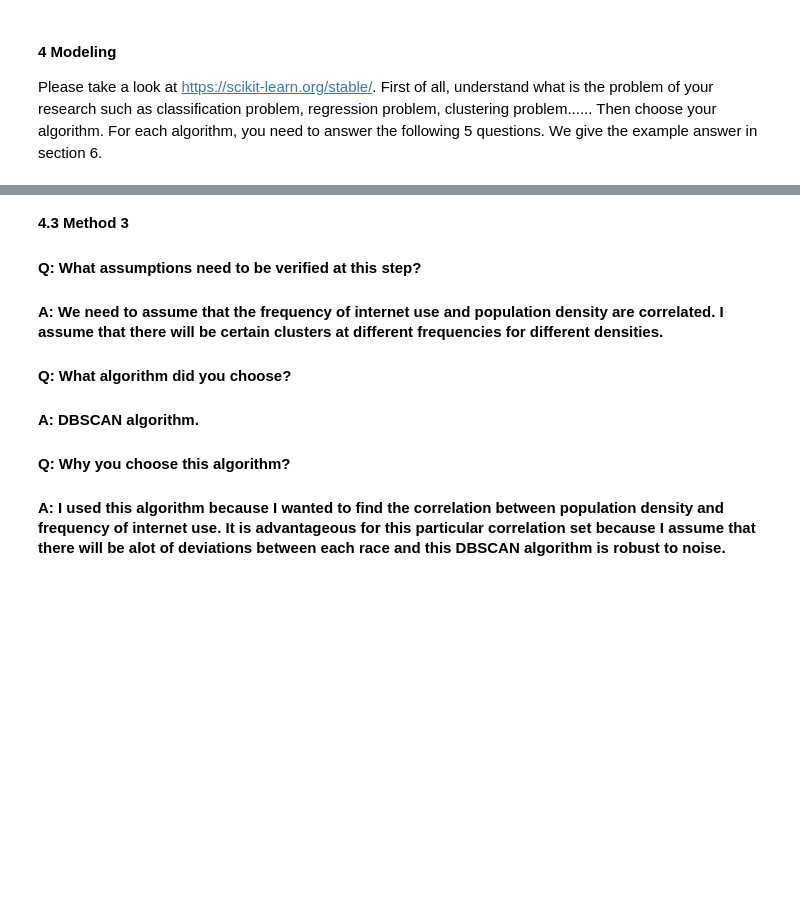
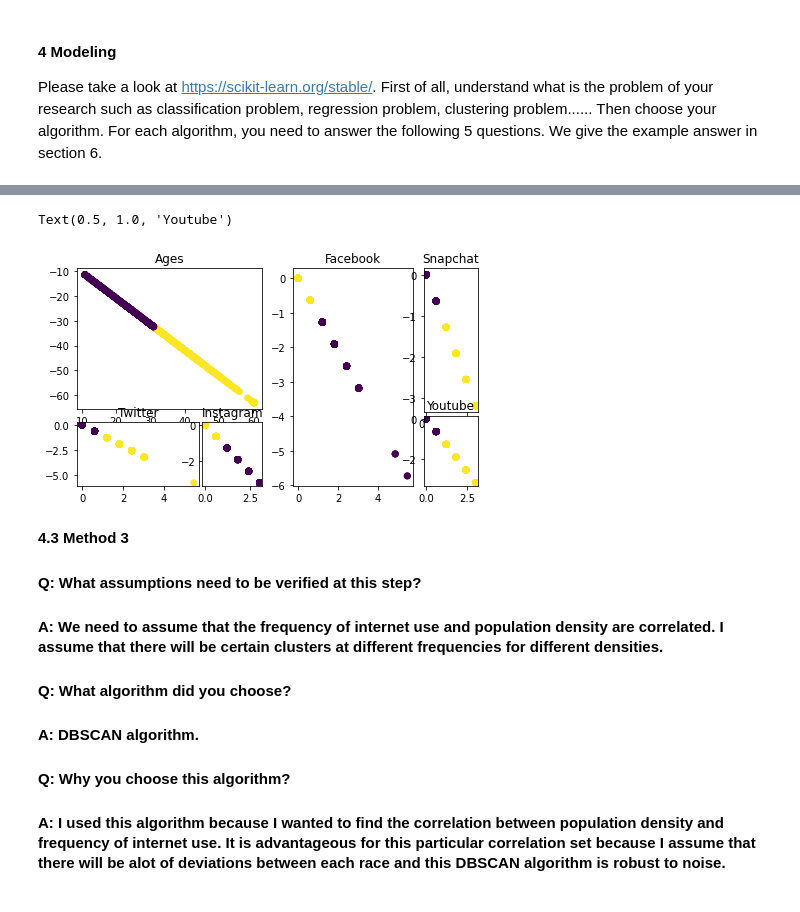
Before and after one commit to truong-ph/CSE487Stocks, a Jupyter notebook: truongph_rchen46.ipynb, the cells around one changed output, grey strips where cells are left out. Saved outputs shown, nothing was run; the diff lists cells and outputs as text; code cells hidden in the pictures; blank space fills up the shorter version.

```diff
--- a/truongph_rchen46.ipynb
+++ b/truongph_rchen46.ipynb
@@ -86,3 +149,83 @@ Please take a look at https://scikit-learn.org/stable/. First of all, understand
+# %%
+# code for modeling
+from sklearn.cluster import KMeans
+
+random_state = 170
+data = df[['age', 'sns2a','sns2b','sns2c','sns2d','sns2e']].fillna(0)
+
+ages = data[['age']].iloc[:, 0].values.reshape(-1, 1)
+
+twitter = data[['sns2a']].iloc[:, 0].values.reshape(-1, 1)
+instagram = data[['sns2b']].iloc[:, 0].values.reshape(-1, 1)
+facebook = data[['sns2c']].iloc[:, 0].values.reshape(-1, 1)
+snapchat = data[['sns2d']].iloc[:, 0].values.reshape(-1, 1)
+youtube = data[['sns2e']].iloc[:, 0].values.reshape(-1, 1)
+
+gs1 = gridspec.GridSpec(3, 3)
+gs1.update(left=0.05, right=0.48, wspace=0.05)
+
+#ages
+transformation = [[0.60834549, -0.63667341]]
+x = np.dot(ages,transformation)
+y = KMeans(n_clusters=2,random_state=random_state).fit_predict(x)
+
+plt.subplot(gs1[:-1, :])
+plt.scatter(x[:, 0], x[:, 1], c=y)
+plt.title("Ages")
+
+#twitter
+transformation_t = [[0.60834549, -0.63667341]]
+x_t = np.dot(twitter,transformation)
+y_t = KMeans(n_clusters=2,random_state=random_state).fit_predict(x_t)
+
+plt.subplot(gs1[-1, :-1])
+plt.scatter(x_t[:, 0], x_t[:, 1], c=y_t)
+plt.title("Twitter")
+
+#instagram
+
+transformation_i = [[0.60834549, -0.63667341]]
+x_i = np.dot(instagram,transformation)
+y_i = KMeans(n_clusters=2,random_state=random_state).fit_predict(x_i)
+
+plt.subplot(gs1[-1, -1])
+plt.scatter(x_i[:, 0], x_i[:, 1], c=y_i)
+plt.title("Instagram")
+
+
+gs2 = gridspec.GridSpec(3, 3)
+gs2.update(left=0.55, right=0.98, hspace=0.05)
+
+#facebook
+transformation_f = [[0.60834549, -0.63667341]]
+x_f = np.dot(facebook,transformation)
+y_f = KMeans(n_clusters=2,random_state=random_state).fit_predict(x_f)
+
+plt.subplot(gs2[:, :-1])
+plt.scatter(x_f[:, 0], x_f[:, 1], c=y_f)
+plt.title("Facebook")
+
+#snapchat
+transformation_s = [[0.60834549, -0.63667341]]
+x_s = np.dot(snapchat,transformation)
+y_s = KMeans(n_clusters=2,random_state=random_state).fit_predict(x_s)
+
+plt.subplot(gs2[:-1, -1])
+plt.scatter(x_s[:, 0], x_s[:, 1], c=y_s)
+plt.title("Snapchat")
+
+#youtube
+
+transformation_y = [[0.60834549, -0.63667341]]
+x_y = np.dot(youtube,transformation)
+y_y = KMeans(n_clusters=2,random_state=random_state).fit_predict(x_y)
+
+plt.subplot(gs2[-1, -1])
+plt.scatter(x_s[:, 0], x_s[:, 1], c=y_s)
+plt.title("Youtube")
+# %% [output]
+Text(0.5, 1.0, 'Youtube')
+[figure, added]
 # %% [markdown]
 **4.3 Method 3**
 
```
Also changed, not shown: parts of 14 cells of this notebook.
